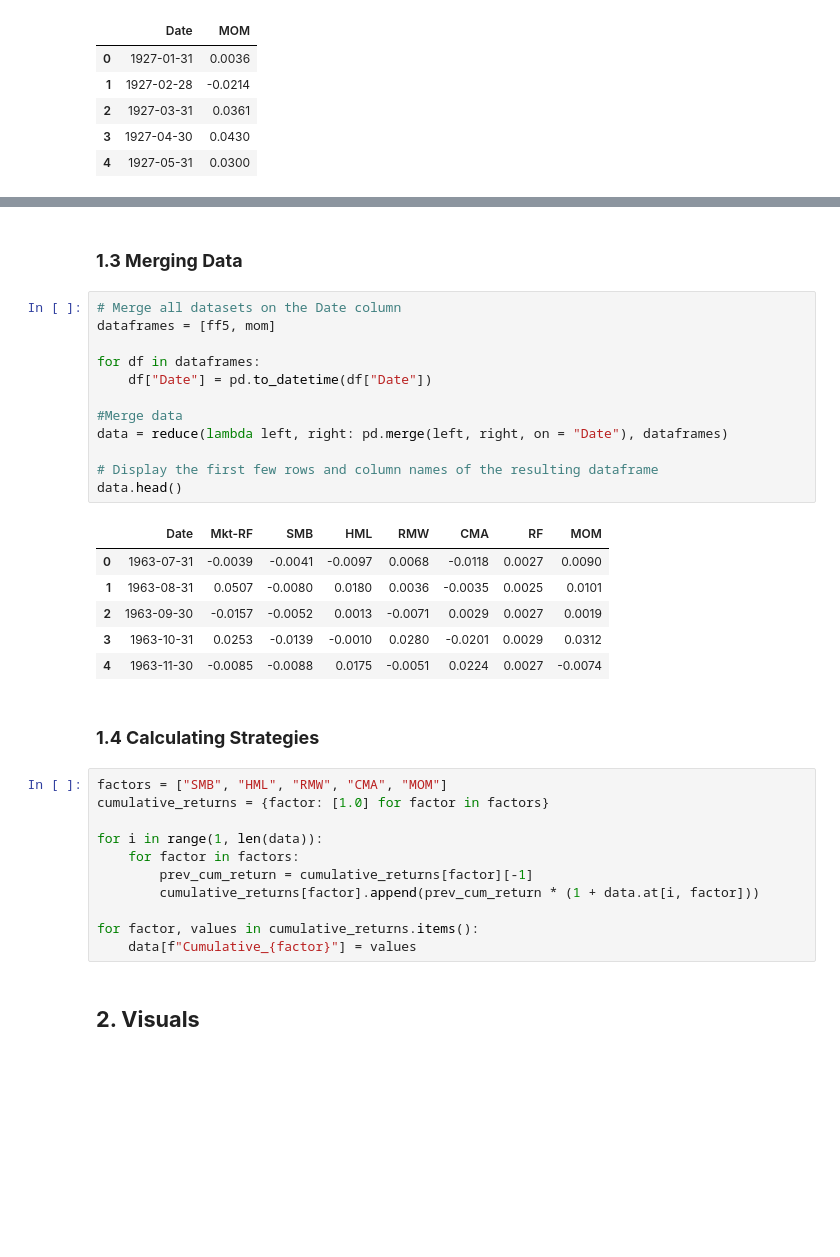
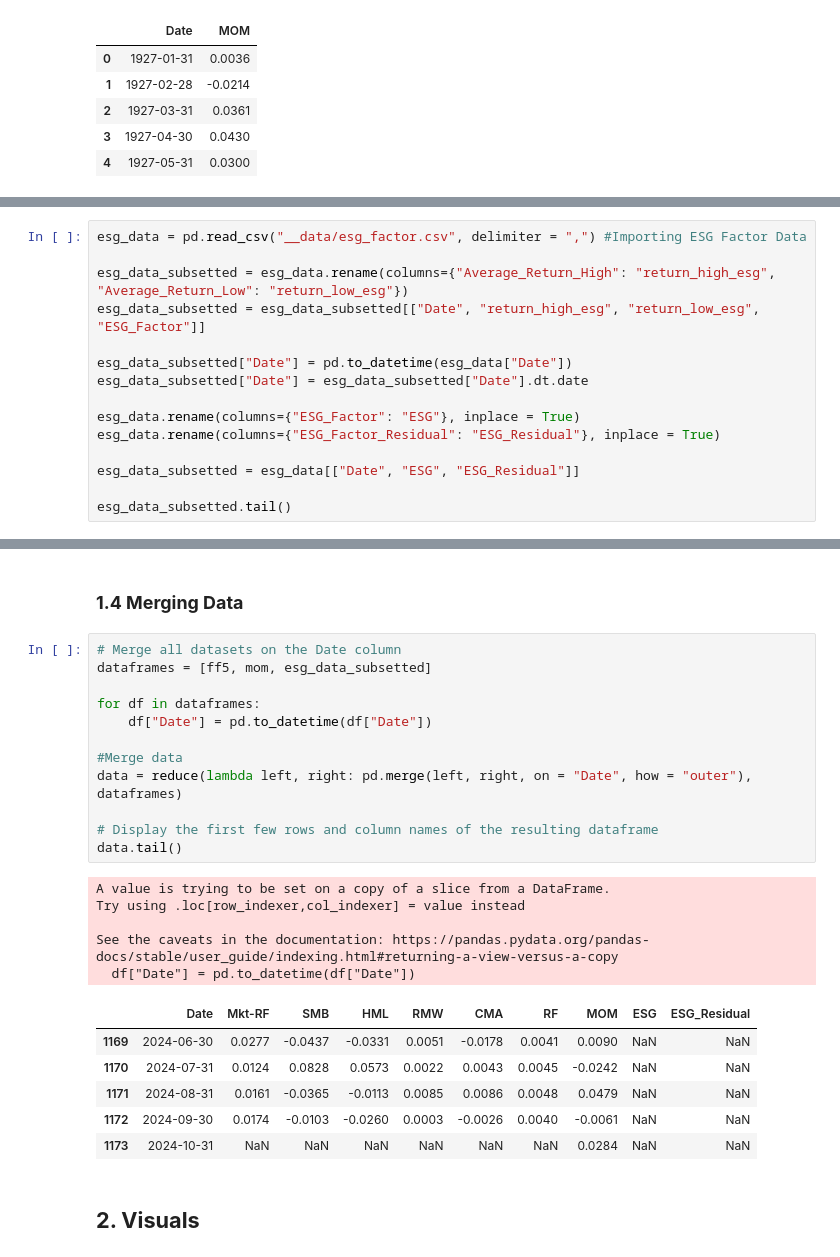
Before and after one commit to lkrsl/multi_factor_modelling_esg_factor_development, a Jupyter notebook: Part3_Further_Visuals_For_Paper.ipynb, the cells around one changed output, grey strips where cells are left out. Cells and saved outputs as stored; diff of their text form; blank space fills up the shorter version.

```diff
--- a/Part3_Further_Visuals_For_Paper.ipynb
+++ b/Part3_Further_Visuals_For_Paper.ipynb
@@ -87,0 +93,15 @@ mom.head()
+# %%
+esg_data = pd.read_csv("__data/esg_factor.csv", delimiter = ",") #Importing ESG Factor Data
+
+esg_data_subsetted = esg_data.rename(columns={"Average_Return_High": "return_high_esg", "Average_Return_Low": "return_low_esg"})
+esg_data_subsetted = esg_data_subsetted[["Date", "return_high_esg", "return_low_esg", "ESG_Factor"]]
+
+esg_data_subsetted["Date"] = pd.to_datetime(esg_data["Date"])
+esg_data_subsetted["Date"] = esg_data_subsetted["Date"].dt.date
+
+esg_data.rename(columns={"ESG_Factor": "ESG"}, inplace = True)
+esg_data.rename(columns={"ESG_Factor_Residual": "ESG_Residual"}, inplace = True)
+
+esg_data_subsetted = esg_data[["Date", "ESG", "ESG_Residual"]]
+
+esg_data_subsetted.tail()
@@ -88,36 +115,28 @@ mom.head()
 # %% [markdown]
-### **1.3 Merging Data**
+### **1.4 Merging Data**
 # %%
 # Merge all datasets on the Date column
-dataframes = [ff5, mom]
+dataframes = [ff5, mom, esg_data_subsetted]
 
 for df in dataframes:
     df["Date"] = pd.to_datetime(df["Date"])
 
 #Merge data
-data = reduce(lambda left, right: pd.merge(left, right, on = "Date"), dataframes)
+data = reduce(lambda left, right: pd.merge(left, right, on = "Date", how = "outer"), dataframes)
 
 # Display the first few rows and column names of the resulting dataframe
-data.head()
+data.tail()
 # %% [output]
+A value is trying to be set on a copy of a slice from a DataFrame.
+Try using .loc[row_indexer,col_indexer] = value instead
+
+See the caveats in the documentation: https://pandas.pydata.org/pandas-docs/stable/user_guide/indexing.html#returning-a-view-versus-a-copy
+  df["Date"] = pd.to_datetime(df["Date"])
-|  | Date | Mkt-RF | SMB | HML | RMW | CMA | RF | MOM |
-| 0 | 1963-07-31 | -0.0039 | -0.0041 | -0.0097 | 0.0068 | -0.0118 | 0.0027 | 0.0090 |
-| 1 | 1963-08-31 | 0.0507 | -0.0080 | 0.0180 | 0.0036 | -0.0035 | 0.0025 | 0.0101 |
-| 2 | 1963-09-30 | -0.0157 | -0.0052 | 0.0013 | -0.0071 | 0.0029 | 0.0027 | 0.0019 |
-| 3 | 1963-10-31 | 0.0253 | -0.0139 | -0.0010 | 0.0280 | -0.0201 | 0.0029 | 0.0312 |
-| 4 | 1963-11-30 | -0.0085 | -0.0088 | 0.0175 | -0.0051 | 0.0224 | 0.0027 | -0.0074 |
+|  | Date | Mkt-RF | SMB | HML | RMW | CMA | RF | MOM | ESG | ESG_Residual |
+| 1169 | 2024-06-30 | 0.0277 | -0.0437 | -0.0331 | 0.0051 | -0.0178 | 0.0041 | 0.0090 | NaN | NaN |
+| 1170 | 2024-07-31 | 0.0124 | 0.0828 | 0.0573 | 0.0022 | 0.0043 | 0.0045 | -0.0242 | NaN | NaN |
+| 1171 | 2024-08-31 | 0.0161 | -0.0365 | -0.0113 | 0.0085 | 0.0086 | 0.0048 | 0.0479 | NaN | NaN |
+| 1172 | 2024-09-30 | 0.0174 | -0.0103 | -0.0260 | 0.0003 | -0.0026 | 0.0040 | -0.0061 | NaN | NaN |
+| 1173 | 2024-10-31 | NaN | NaN | NaN | NaN | NaN | NaN | 0.0284 | NaN | NaN |
-# %% [markdown]
-### **1.4 Calculating Strategies**
-# %%
-factors = ["SMB", "HML", "RMW", "CMA", "MOM"]
-cumulative_returns = {factor: [1.0] for factor in factors}
-
-for i in range(1, len(data)):
-    for factor in factors:
-        prev_cum_return = cumulative_returns[factor][-1]
-        cumulative_returns[factor].append(prev_cum_return * (1 + data.at[i, factor]))
-
-for factor, values in cumulative_returns.items():
-    data[f"Cumulative_{factor}"] = values
 # %% [markdown]
 ## **2. Visuals**
```
Also changed, not shown: parts of 24 cells of this notebook.
